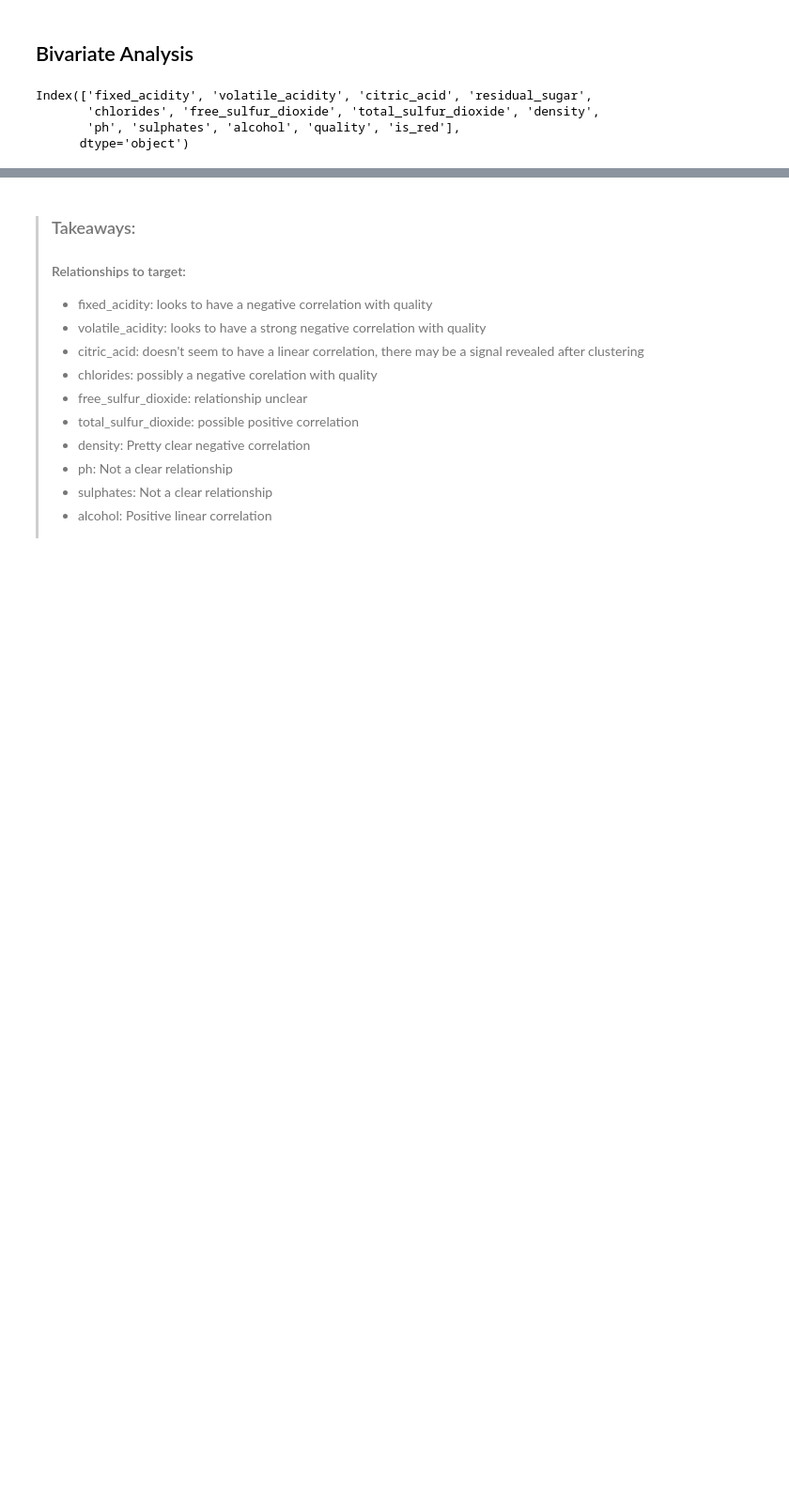
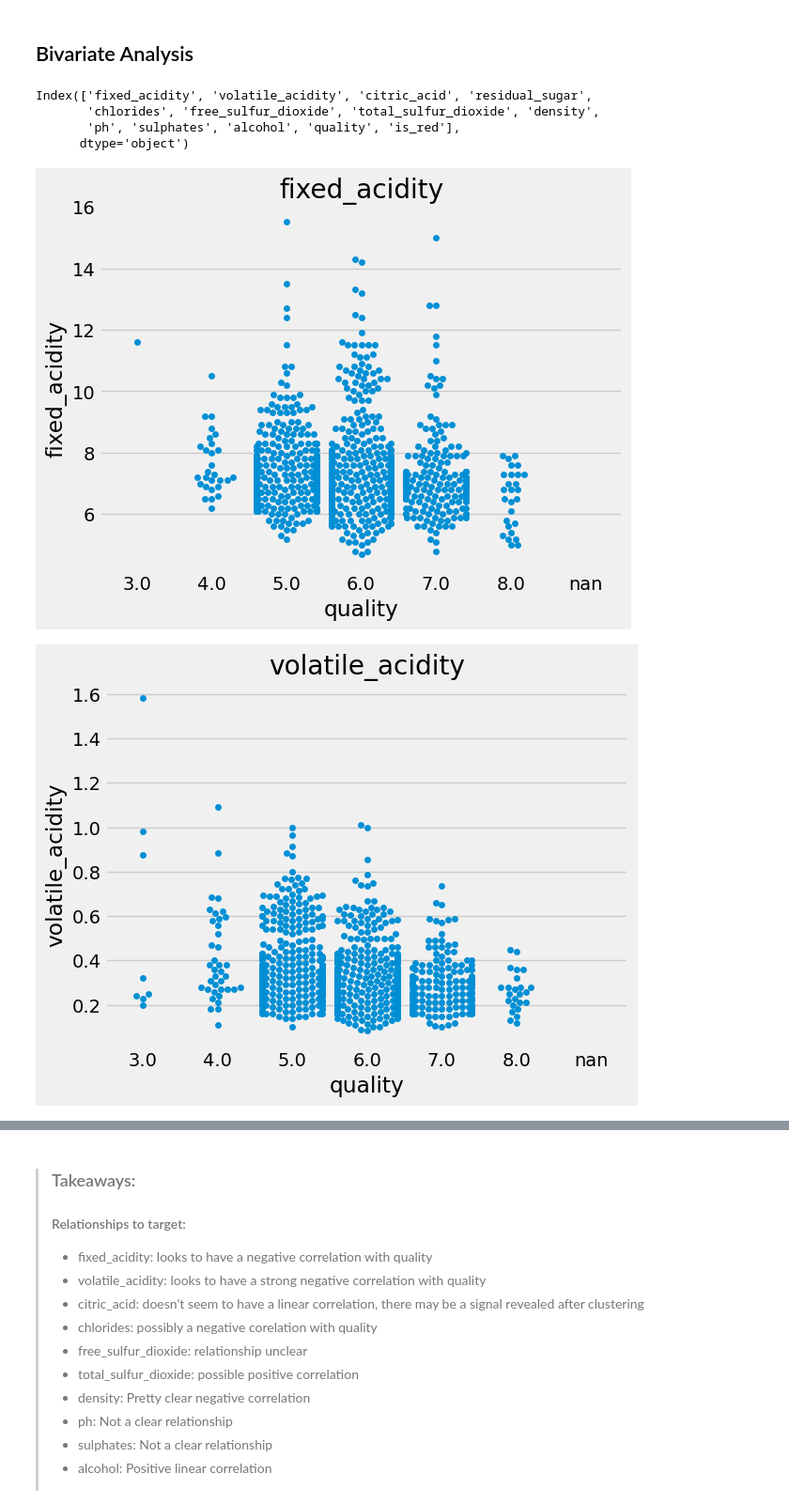
Before and after one commit to jeremiah-toribio/wine-clusters, a Jupyter notebook: Wine_Notebook_Brock.ipynb, the cells around one changed output, grey strips where cells are left out. Shown at 94% size. Drawn from its saved outputs; the diff is of its cells as text; code cells hidden in the pictures; blank space fills up the shorter version.

```diff
--- a/Wine_Notebook_Brock.ipynb
+++ b/Wine_Notebook_Brock.ipynb
@@ -123,8 +86,11 @@ Index(['fixed_acidity', 'volatile_acidity', 'citric_acid', 'residual_sugar',
        'ph', 'sulphates', 'alcohol', 'quality', 'is_red'],
       dtype='object')
 # %%
-# for col in train[num_cols]:
-#    sns.swarmplot(data=train.sample(1000), y=df[col], x='quality')
-#    t = col.lower()
-#    plt.title(t)
-#    plt.show()
+for col in train[num_cols]:
+   sns.swarmplot(data=train.sample(1000), y=df[col], x='quality')
+   t = col.lower()
+   plt.title(t)
+   plt.show()
+# %% [output]
+[figure, added]
+[figure, added]
```
Also changed, not shown: parts of 31 cells of this notebook.
